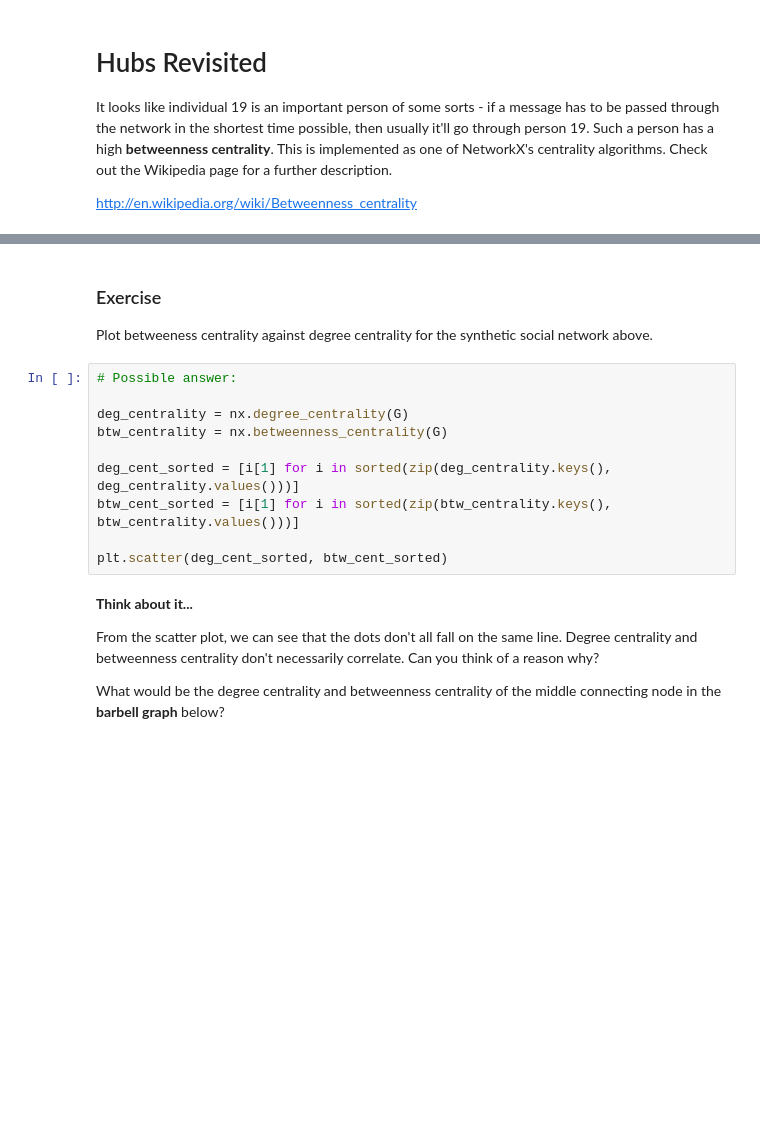
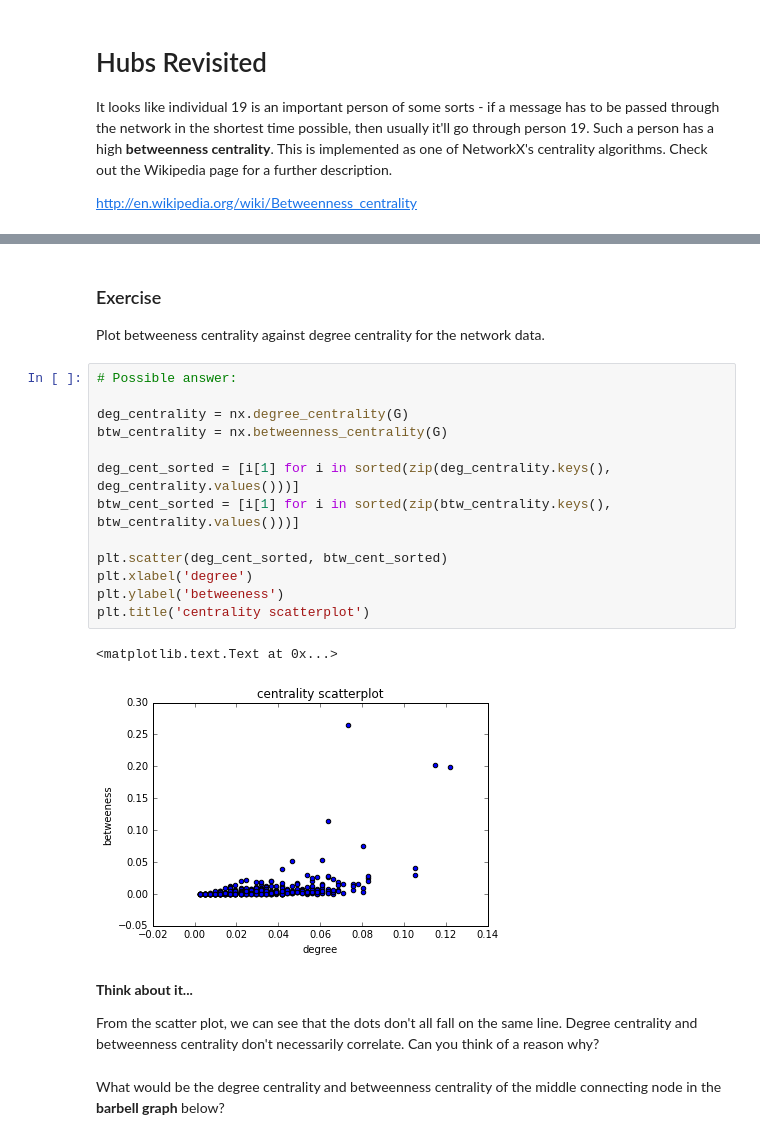
Before and after one commit to ericmjl/Network-Analysis-Made-Simple, a Jupyter notebook: 3. Hubs and Paths (Instructor).ipynb, the cells around one changed output, grey strips where cells are left out. Cells and saved outputs as stored; diff of their text form; blank space fills up the shorter version.

```diff
--- a/3. Hubs and Paths (Instructor).ipynb
+++ b/3. Hubs and Paths (Instructor).ipynb
@@ -388,22 +389,28 @@ plt.bar(btws.keys(), btws.values())
 # %% [markdown]
 ### Exercise
 
-Plot betweeness centrality against degree centrality for the synthetic social network above.
+Plot betweeness centrality against degree centrality for the network data.
 # %%
 # Possible answer:
 
 deg_centrality = nx.degree_centrality(G)
 btw_centrality = nx.betweenness_centrality(G)
 
 deg_cent_sorted = [i[1] for i in sorted(zip(deg_centrality.keys(), deg_centrality.values()))]
 btw_cent_sorted = [i[1] for i in sorted(zip(btw_centrality.keys(), btw_centrality.values()))]
 
 plt.scatter(deg_cent_sorted, btw_cent_sorted)
+plt.xlabel('degree')
+plt.ylabel('betweeness')
+plt.title('centrality scatterplot')
+# %% [output]
+<matplotlib.text.Text at 0x...>
+[figure, added]
 # %% [markdown]
 **Think about it...**
 
 From the scatter plot, we can see that the dots don't all fall on the same line. Degree centrality and betweenness centrality don't necessarily correlate. Can you think of a reason why?
-
-What would be the degree centrality and betweenness centrality of the middle connecting node in the **barbell graph** below?
+# %% [markdown]
+What would be the degree centrality and betweenness centrality of the middle connecting node in the **barbell graph** below?
 # %%
 nx.draw(nx.barbell_graph(5, 1))
```
Also changed, not shown: parts of 30 cells of this notebook, 9 other files.
